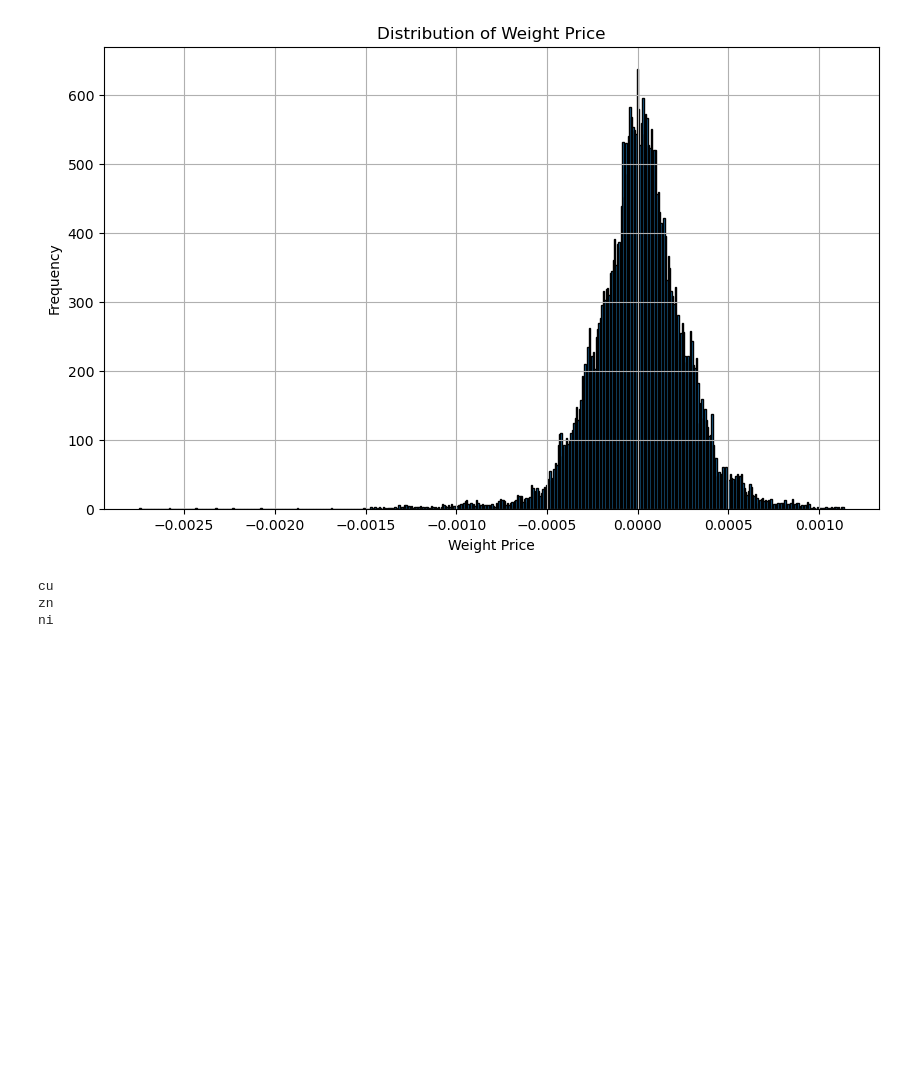
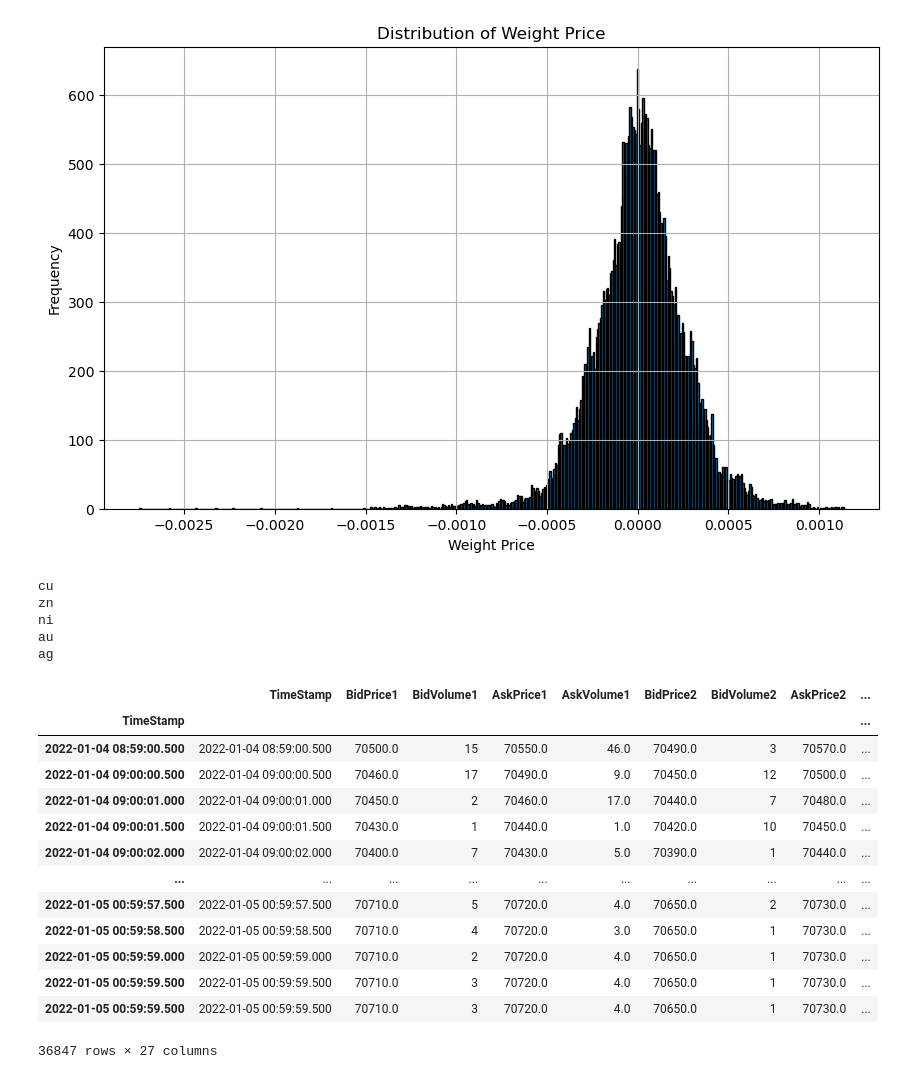
Before and after one commit to XSyyds0313/Likelihood_Liabrary_Project, a Jupyter notebook: data_preprocession.ipynb, the cells around one changed output. Saved outputs shown, nothing was run; the diff lists cells and outputs as text; code cells hidden in the pictures; blank space fills up the shorter version.

```diff
--- a/data_preprocession.ipynb
+++ b/data_preprocession.ipynb
@@ -21,6 +21,7 @@ SAVE_PATH = "order book data"
 # 样本的目录
 DATA_PATH_1 = HEAD_PATH + "/order book tick/"
 DATA_PATH_2 = HEAD_PATH + "/order flow tick/"
+TMP_DATA_PATH = HEAD_PATH + "/tmp pkl/"
 # %%
 def load(path):
     with gzip.open(path, 'rb', compresslevel=1) as file_object:
@@ -184,7 +181,7 @@ def data_preprocession(product_list, CORE_NUM, feature_list, label_func_list, ta
         parLapply(CORE_NUM, all_dates, preprocessed_daily_data,
                   product=product, feature_list=feature_list, label_func_list=label_func_list, tao=tao, delta=delta)
 # %%
-product_list = ["cu", "zn", "ni"]
+product_list = ["cu", "zn", "ni", "au", "ag"]
 CORE_NUM = int(os.environ['NUMBER_OF_PROCESSORS'])
 feature_list = ['BidPrice1', 'BidVolume1', 'AskPrice1', 'AskVolume1',
                 'BidPrice2', 'BidVolume2', 'AskPrice2', 'AskVolume2',
@@ -199,6 +196,25 @@ data_preprocession(product_list, CORE_NUM, feature_list, label_func_list, tao, d
 cu
 zn
 ni
+au
+ag
+# %%
+load(TMP_DATA_PATH+"cu/20220104.pkl")
+# %% [output]
+|  | TimeStamp | BidPrice1 | BidVolume1 | AskPrice1 | AskVolume1 | BidPrice2 | BidVolume2 | AskPrice2 | ... |
+| TimeStamp |  |  |  |  |  |  |  |  | ... |
+| 2022-01-04 08:59:00.500 | 2022-01-04 08:59:00.500 | 70500.0 | 15 | 70550.0 | 46.0 | 70490.0 | 3 | 70570.0 | ... |
+| 2022-01-04 09:00:00.500 | 2022-01-04 09:00:00.500 | 70460.0 | 17 | 70490.0 | 9.0 | 70450.0 | 12 | 70500.0 | ... |
+| 2022-01-04 09:00:01.000 | 2022-01-04 09:00:01.000 | 70450.0 | 2 | 70460.0 | 17.0 | 70440.0 | 7 | 70480.0 | ... |
+| 2022-01-04 09:00:01.500 | 2022-01-04 09:00:01.500 | 70430.0 | 1 | 70440.0 | 1.0 | 70420.0 | 10 | 70450.0 | ... |
+| 2022-01-04 09:00:02.000 | 2022-01-04 09:00:02.000 | 70400.0 | 7 | 70430.0 | 5.0 | 70390.0 | 1 | 70440.0 | ... |
+| ... | ... | ... | ... | ... | ... | ... | ... | ... | ... |
+| 2022-01-05 00:59:57.500 | 2022-01-05 00:59:57.500 | 70710.0 | 5 | 70720.0 | 4.0 | 70650.0 | 2 | 70730.0 | ... |
+| 2022-01-05 00:59:58.500 | 2022-01-05 00:59:58.500 | 70710.0 | 4 | 70720.0 | 3.0 | 70650.0 | 1 | 70730.0 | ... |
+| 2022-01-05 00:59:59.000 | 2022-01-05 00:59:59.000 | 70710.0 | 2 | 70720.0 | 4.0 | 70650.0 | 1 | 70730.0 | ... |
+| 2022-01-05 00:59:59.500 | 2022-01-05 00:59:59.500 | 70710.0 | 3 | 70720.0 | 4.0 | 70650.0 | 1 | 70730.0 | ... |
+| 2022-01-05 00:59:59.500 | 2022-01-05 00:59:59.500 | 70710.0 | 3 | 70720.0 | 4.0 | 70650.0 | 1 | 70730.0 | ... |
+36847 rows × 27 columns
 # %%
 # 订单流数据 DATA_PATH_2 = HEAD_PATH + "/order flow tick/"
 
```
Also changed, not shown: parts of 2 cells of this notebook, 9 other files.
